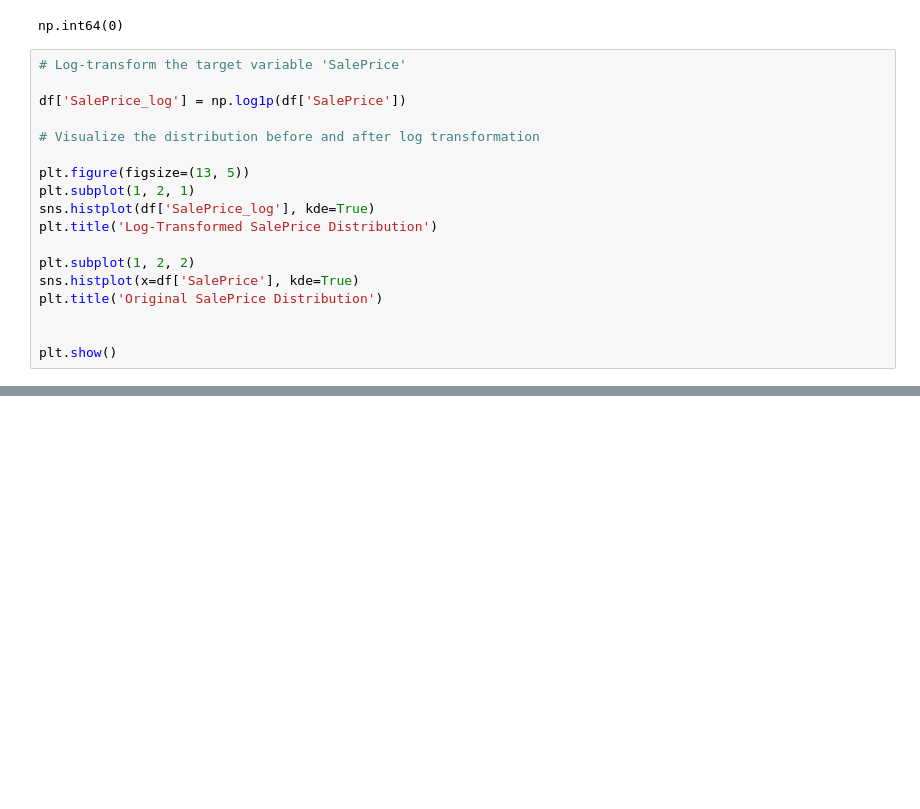
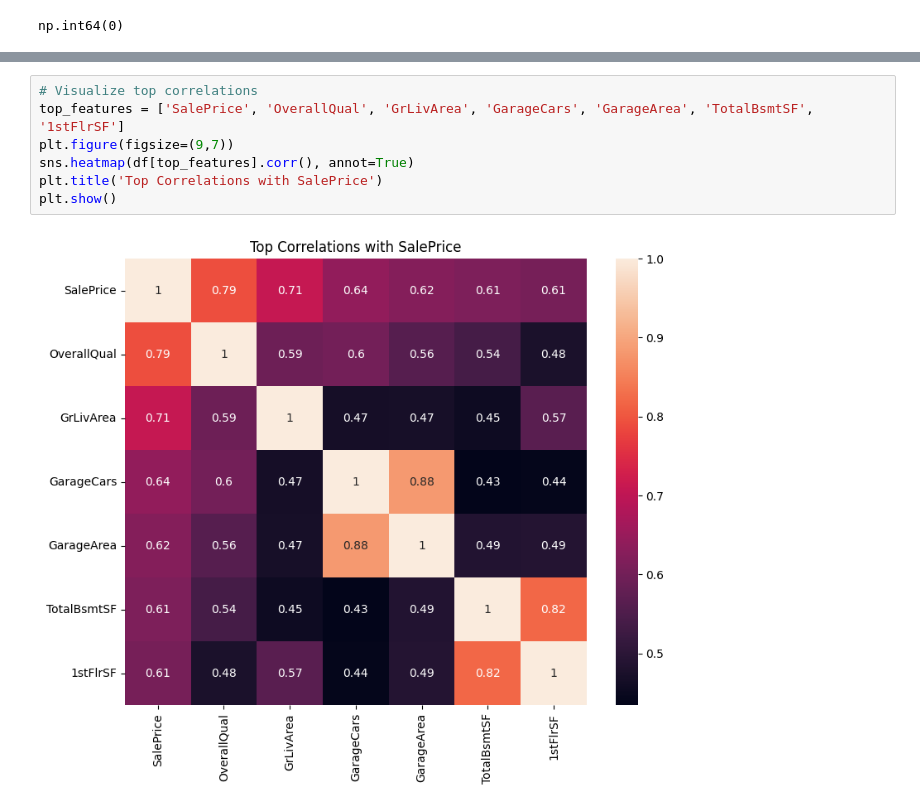
Before and after one commit to ikruL/house-price-prediction, a Jupyter notebook: house_prediction.ipynb, the cells around one changed output, grey strips where cells are left out. Drawn from its saved outputs; the diff is of its cells as text; blank space fills up the shorter version.

Commit message:
Analyze and visualize top correlations with SalePrice

```diff
--- a/house_prediction.ipynb
+++ b/house_prediction.ipynb
@@ -65,21 +65,3 @@ df['Electrical'] = df['Electrical'].fillna(df['Electrical'].mode()[0])
 df.isnull().sum().sum()
 # %% [output]
 np.int64(0)
-# %%
-# Log-transform the target variable 'SalePrice'
-
-df['SalePrice_log'] = np.log1p(df['SalePrice'])
-
-# Visualize the distribution before and after log transformation
-
-plt.figure(figsize=(13, 5))
-plt.subplot(1, 2, 1)
-sns.histplot(df['SalePrice_log'], kde=True)
-plt.title('Log-Transformed SalePrice Distribution')
-
-plt.subplot(1, 2, 2)
-sns.histplot(x=df['SalePrice'], kde=True)
-plt.title('Original SalePrice Distribution')
-
-
-plt.show()
@@ -85,0 +84,9 @@ plt.show()
+# %%
+# Visualize top correlations
+top_features = ['SalePrice', 'OverallQual', 'GrLivArea', 'GarageCars', 'GarageArea', 'TotalBsmtSF', '1stFlrSF']
+plt.figure(figsize=(9,7))
+sns.heatmap(df[top_features].corr(), annot=True)
+plt.title('Top Correlations with SalePrice')
+plt.show()
+# %% [output]
+[figure, added]
```
Also changed, not shown: parts of 1 cell of this notebook.
